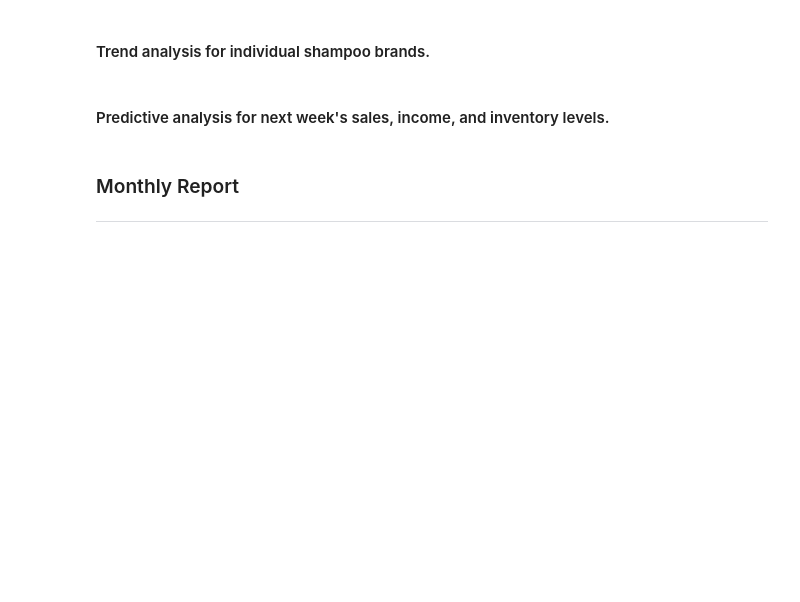
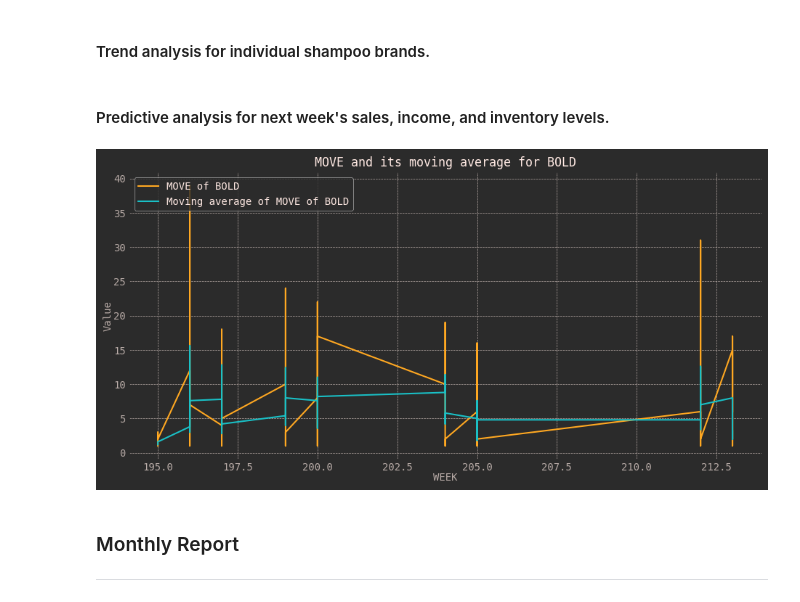
Before and after one commit to HodBuri/UIT-oppgave---SOK1005, a Jupyter notebook: ProjectAssignment/PA3.ipynb, the cells around one changed output. Cells and saved outputs as stored; diff of their text form; code cells hidden in the pictures; blank space fills up the shorter version.

```diff
--- a/ProjectAssignment/PA3.ipynb
+++ b/ProjectAssignment/PA3.ipynb
@@ -1536,6 +1445,47 @@ brand_trend_graph(df_sale, selected_brands, int(195), int(most_frequent_week), c
 #### Trend analysis for individual shampoo brands.
 # %% [markdown]
 #### Predictive analysis for next week's sales, income, and inventory levels.
+# %%
+def calculate_moving_average(df, column, brand, window_size):
+    """
+    This function calculates the moving average of a specified column in a DataFrame.
+
+    Parameters:
+    - df: DataFrame containing the data
+    - column: column name to calculate moving average
+    - brand: brand to filter data
+    - window_size: number of periods for moving average calculation
+    """
+    df_brand = df[df["BRAND"] == brand].sort_values("WEEK")
+    return df_brand[column].rolling(window=window_size).mean()
+# %%
+def plot_moving_average(df, x_column, y_column, ma_column, brand):
+    """
+    This function plots the original data and the moving average data.
+
+    Parameters:
+    - df: DataFrame containing the data
+    - x_column: column name to use as x-axis
+    - y_column: column name of original data
+    - ma_column: column name of moving average data
+    - brand: brand to filter data
+    """
+    df_brand = df[df['BRAND'] == brand].sort_values("WEEK")
+    plt.figure(figsize=(10, 5))
+    plt.plot(df_brand[x_column], df_brand[y_column], label=f'{y_column} of {brand}')
+    plt.plot(df_brand[x_column], df_brand[ma_column], label=f'Moving average of {y_column} of {brand}')
+    plt.legend(loc='upper left')
+    plt.xlabel('WEEK')
+    plt.ylabel('Value')
+    plt.title(f'{y_column} and its moving average for {brand}')
+    plt.grid(True)
+    plt.show()
+# %%
+brand = 'BOLD'
+df_sale[f'{brand}_MA'] = calculate_moving_average(df_sale, 'MOVE', brand, 5)
+plot_moving_average(df_sale, 'WEEK', 'MOVE', f'{brand}_MA', brand)
+# %% [output]
+[figure, added]
 # %% [markdown]
 ### Monthly Report
 ----
```
Also changed, not shown: parts of 27 cells of this notebook.
